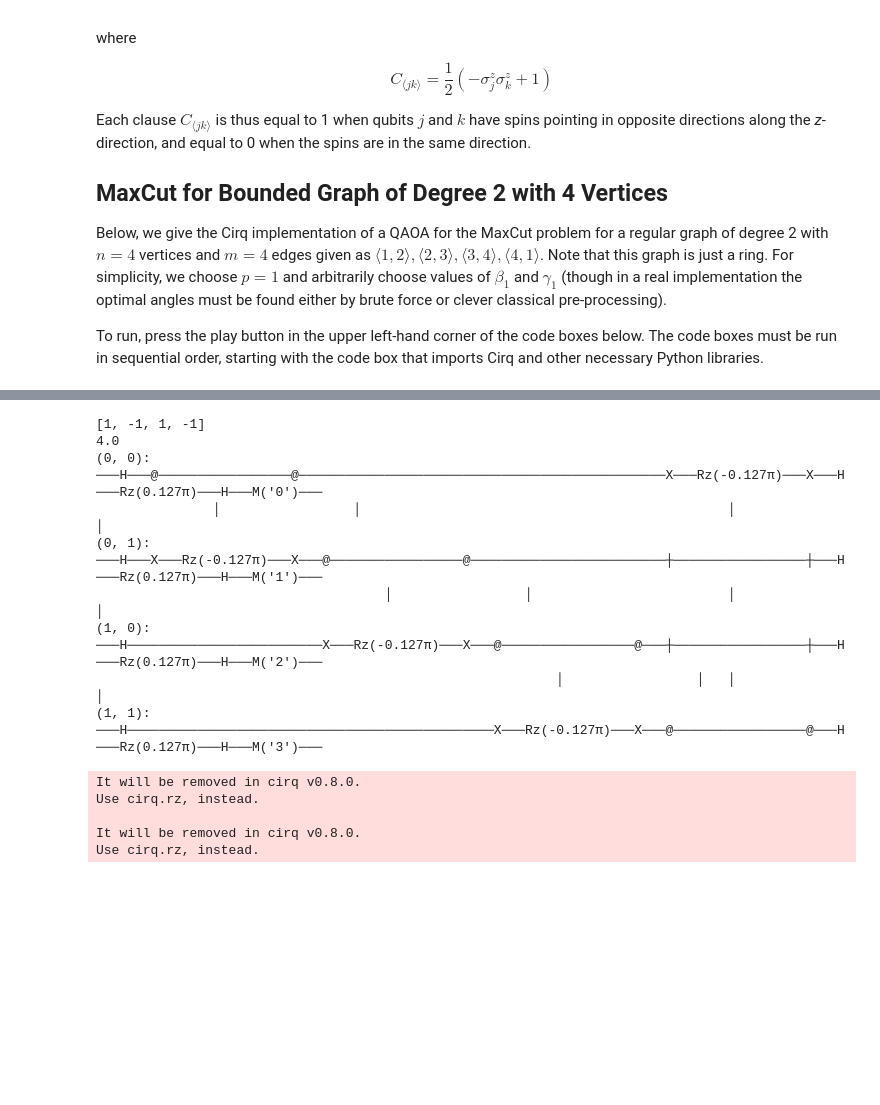
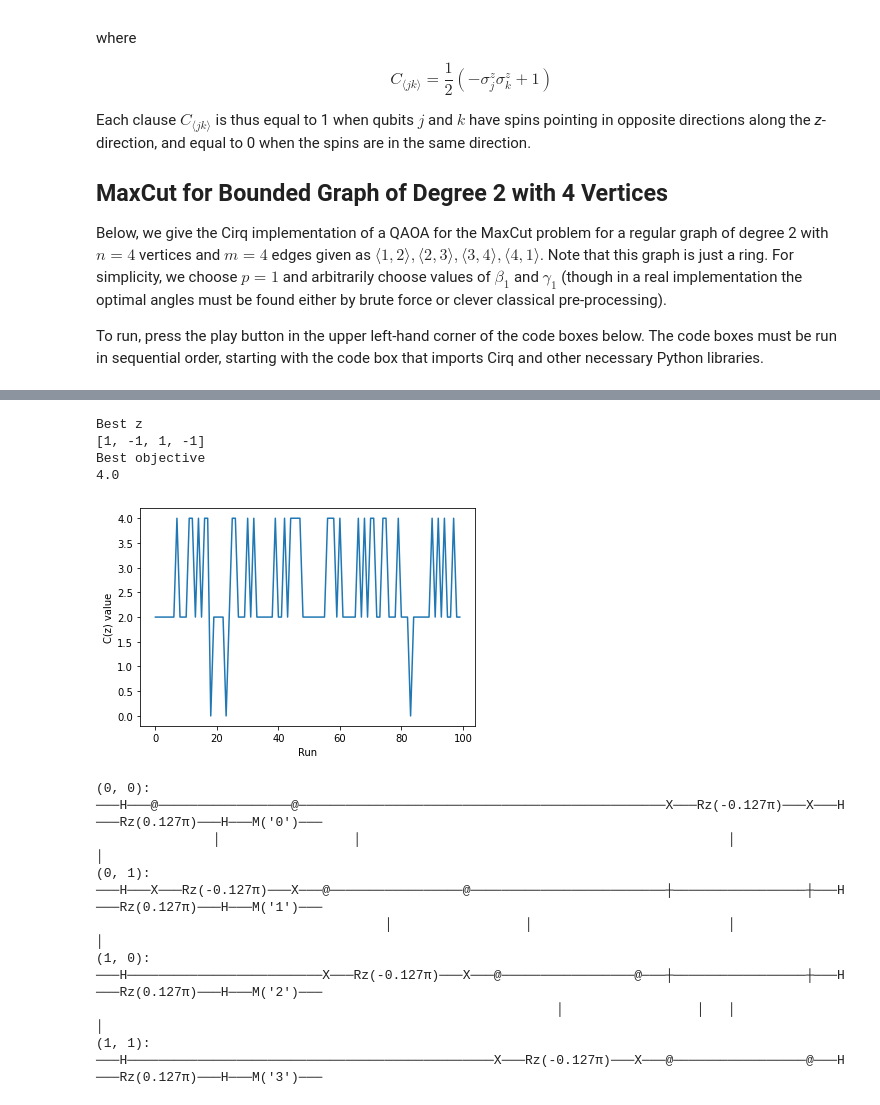
Before and after one commit to bernalde/11860_project_qaoa, a Jupyter notebook: qaoa_cirq.ipynb, the cells around one changed output, grey strips where cells are left out. Saved outputs shown, nothing was run; the diff lists cells and outputs as text; code cells hidden in the pictures; blank space fills up the shorter version.

```diff
--- a/qaoa_cirq.ipynb
+++ b/qaoa_cirq.ipynb
@@ -150,16 +149,16 @@ gamma = 0.4
 coeff = -0.5 #coefficient in front of sigma_z operators in the C_jk operator
 U_C = cirq.Circuit()
 for i in range(0,nqubits):
-  U_C.append(CNOT.on(qubits[i],qubits[(i+1)%nqubits]))
-  U_C.append(Rz(2.0*coeff*gamma).on(qubits[(i+1)%nqubits]))
-  U_C.append(CNOT.on(qubits[i],qubits[(i+1)%nqubits]))
+  U_C.append(cirq.CNOT.on(qubits[i],qubits[(i+1)%nqubits]))
+  U_C.append(cirq.rz(2.0*coeff*gamma).on(qubits[(i+1)%nqubits]))
+  U_C.append(cirq.CNOT.on(qubits[i],qubits[(i+1)%nqubits]))
 circuit.append(U_C)
 
 #define U_B operator = Product_j {e^(-i*beta*X_j)} and append to main circuit
 U_B = cirq.Circuit()
 for i in range(0,nqubits):
   U_B.append(cirq.H(qubits[i]))
-  U_B.append(Rz(2.0*beta).on(qubits[i]))
+  U_B.append(cirq.rz(2.0*beta).on(qubits[i]))
   U_B.append(cirq.H(qubits[i]))
 circuit.append(U_B)
 
@@ -170,54 +169,61 @@ for i in range(0,nqubits):
 
 #run circuit in simulator to get the state |beta,gamma> and measure in the
 #computational basis to get the string z and evaluate C(z)
-#repeat for 10 runs and save the best z and C(z)
+#repeat for 100 runs and save the best z and C(z)
 #simulator = cirq.google.XmonSimulator()
 simulator = cirq.Simulator()
-reps = 10
+reps = 100
 results = simulator.run(circuit, repetitions=reps)
 
 #get bit string z from results
 best_z = [None]*nqubits
 best_Cz = 0.0
+all_Czs = []
 for i in range(0,reps):
   z = []
   for j in range (0,nqubits):
     if (results.measurements[str(j)][i]):
       z.append(1)
     else:
       z.append(-1)
 
   #compute C(z)
   Cz = 0.0
   for j in range(0,nqubits):
     Cz += 0.5*(-1.0*z[j]*z[(j+1)%nqubits] + 1.0)
+  all_Czs.append(Cz)
 
   #store best values for z and C(z)
   if (Cz > best_Cz):
     best_Cz = Cz
     best_z = z
 
 #print best string z and corresponding C(z)
+print("Best z")
 print(best_z)
+print("Best objective")
 print(best_Cz)
+
+plt.plot(all_Czs)
+plt.xlabel("Run")
+plt.ylabel("C(z) value")
+plt.show()
 
 #print a diagram of the circuit
 print(circuit)
 # %% [output]
+Best z
 [1, -1, 1, -1]
+Best objective
 4.0
-(0, 0): ───H───@─────────────────@───────────────────────────────────────────────X───Rz(-0.127π)───X───H───Rz(0.127π)───H───M('0')───
-               │                 │                                               │                 │
-(0, 1): ───H───X───Rz(-0.127π)───X───@─────────────────@─────────────────────────┼─────────────────┼───H───Rz(0.127π)───H───M('1')───
-                                     │                 │                         │                 │
-(1, 0): ───H─────────────────────────X───Rz(-0.127π)───X───@─────────────────@───┼─────────────────┼───H───Rz(0.127π)───H───M('2')───
-                                                           │                 │   │                 │
-(1, 1): ───H───────────────────────────────────────────────X───Rz(-0.127π)───X───@─────────────────@───H───Rz(0.127π)───H───M('3')───
+[figure, added]
-It will be removed in cirq v0.8.0.
-Use cirq.rz, instead.
-
-It will be removed in cirq v0.8.0.
-Use cirq.rz, instead.
+(0, 0): ───H───@─────────────────@───────────────────────────────────────────────X───Rz(-0.127π)───X───H───Rz(0.127π)───H───M('0')───
+               │                 │                                               │                 │
+(0, 1): ───H───X───Rz(-0.127π)───X───@─────────────────@─────────────────────────┼─────────────────┼───H───Rz(0.127π)───H───M('1')───
+                                     │                 │                         │                 │
+(1, 0): ───H─────────────────────────X───Rz(-0.127π)───X───@─────────────────@───┼─────────────────┼───H───Rz(0.127π)───H───M('2')───
+                                                           │                 │   │                 │
+(1, 1): ───H───────────────────────────────────────────────X───Rz(-0.127π)───X───@─────────────────@───H───Rz(0.127π)───H───M('3')───
 # %% [markdown]
 ## Explanation of Code
 
```
Also changed, not shown: parts of 6 cells of this notebook, 4 other files.
